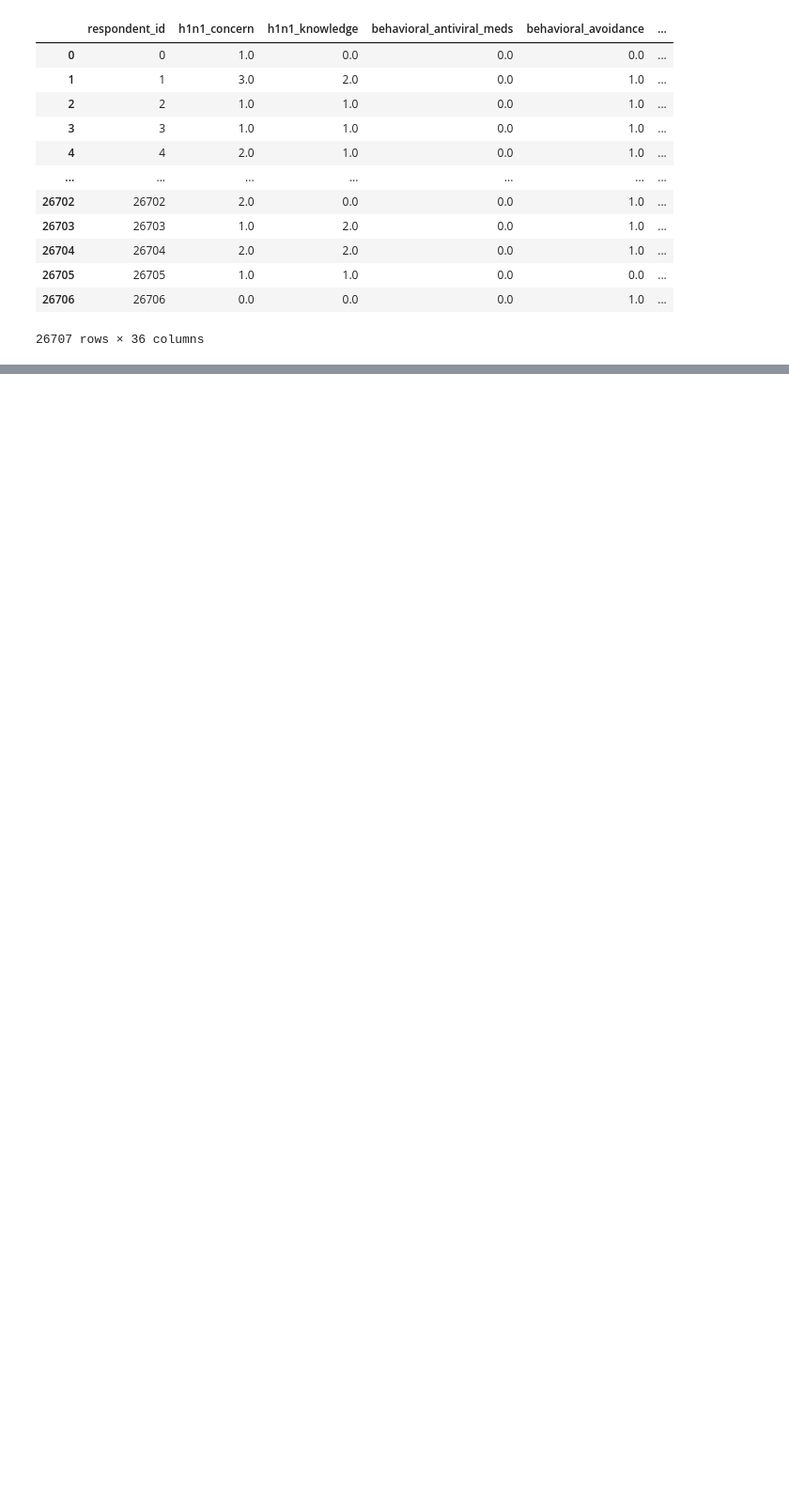
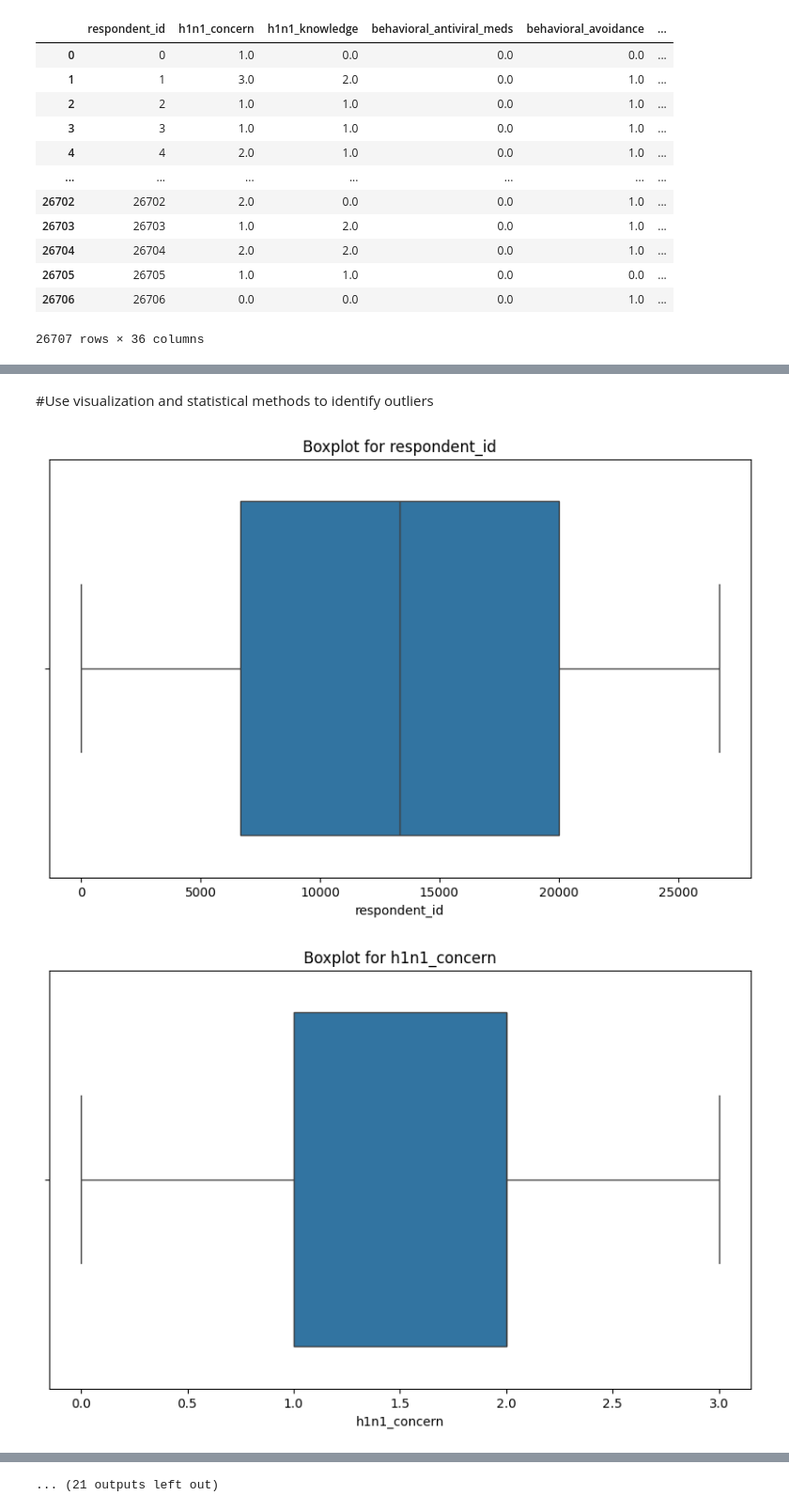
Before and after one commit to gulnamo01/Project-A_Data-Circle, a Jupyter notebook: notebooks/eda.ipynb, the cells around one changed output, grey strips where cells are left out. Shown at 94% size. Drawn from its saved outputs; the diff is of its cells as text; code cells hidden in the pictures; blank space fills up the shorter version.

```diff
--- a/notebooks/eda.ipynb
+++ b/notebooks/eda.ipynb
@@ -20,0 +312,8 @@ df
+# %%
+
+# Frequency count
+for col in ['age_group', 'education', 'race', 'sex', 'income_poverty', 'marital_status', 'rent_or_own',
+            'employment_status', 'hhs_geo_region', 'census_msa', 'employment_industry', 'employment_occupation']:
+    print(f"Value counts for {col}:")
+    print(df[col].value_counts())
+    print("-" * 30)
@@ -20,0 +338,26 @@ df
+# %%
+
+
+# Define variable groups
+ordinal_cols = ['age_group', 'education', 'income_poverty']
+binary_cols = ['sex', 'marital_status', 'rent_or_own', 'employment_status']
+nominal_cols = ['race', 'hhs_geo_region', 'census_msa', 'employment_industry', 'employment_occupation']
+
+# Define custom orderings for ordinal columns
+age_order = ['18 - 34 Years', '35 - 44 Years', '45 - 54 Years', '55 - 64 Years', '65+ Years']
+edu_order = ['< 12 Years', '12 Years', 'Some College', 'College Graduate']
+income_order = ['Below Poverty', '<= $75,000, Above Poverty', '> $75,000']
+
+# Apply Ordinal Encoding
+ordinal_mapping = OrdinalEncoder(categories=[age_order, edu_order, income_order])
+train_data[ordinal_cols] = ordinal_mapping.fit_transform(train_data[ordinal_cols])
+
+# Apply Label Encoding to binary (2-class) categorical variables
+label_enc = LabelEncoder()
+for col in binary_cols:
+    train_data[col] = label_enc.fit_transform(train_data[col])
+
+# One-Hot Encode nominal categorical columns
+train_data = pd.get_dummies(train_data, columns=nominal_cols, drop_first=True)
+
+print("Encoding complete. New shape:", df.shape)
@@ -20,0 +404,15 @@ df
+# %% [markdown]
+#Use visualization and statistical methods to identify outliers
+# %%
+# Visualize outliers using boxplots for all numerical columns
+numerical_columns = train_data.select_dtypes(include=[np.number]).columns
+
+# Create a boxplot for each numerical column
+for column in numerical_columns:
+    plt.figure(figsize=(10, 6))
+    sns.boxplot(x=train_data[column])
+    plt.title(f'Boxplot for {column}')
+    plt.show()
+# %% [output]
+[figure, added]
+[figure, added]
@@ -20,0 +429 @@ df
+... (21 outputs left out)
```
Also changed, not shown: parts of 36 cells of this notebook.
